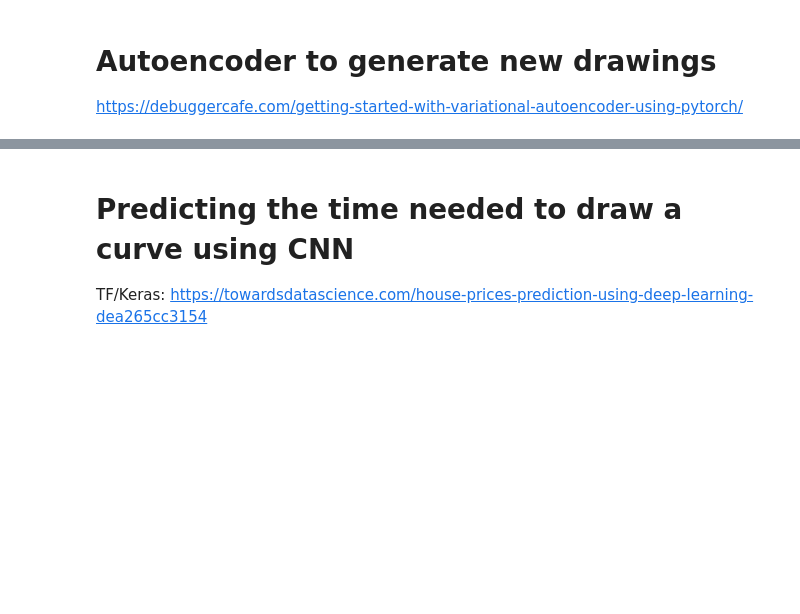
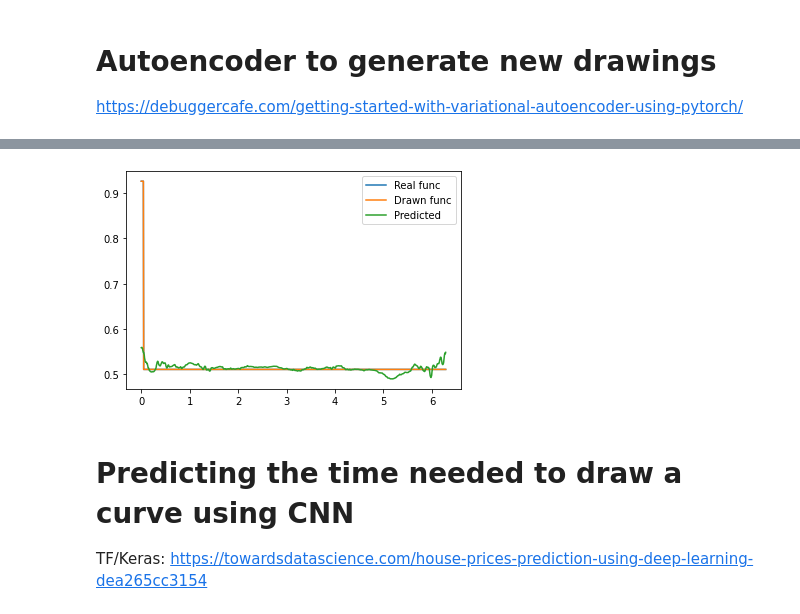
Before and after one commit to mnapravnik/Efficiency-of-dragging-gestures, a Jupyter notebook: analysis/AI-Approach.ipynb, the cells around one changed output, grey strips where cells are left out. Saved outputs shown, nothing was run; the diff lists cells and outputs as text; code cells hidden in the pictures; blank space fills up the shorter version.

```diff
--- a/analysis/AI-Approach.ipynb
+++ b/analysis/AI-Approach.ipynb
@@ -744,29 +940,31 @@ ae_model, datasets = do_everything(columncnt, interpolate=True)
 # %%
 def draw_prediction(testx, testy, model, columncnt):
     fig = plt.figure()
     ax = fig.gca()
     import random
     _ind = random.randint(0, len(testx))
     real_func_x = X_FOR_ALL_FUNC
     real_func_y = testx[_ind][0]
-    ax.plot(real_func_x, real_func_y, label='X')
+    ax.plot(real_func_x, real_func_y, label='Real func')
 
     drawn_func_x = X_FOR_ALL_FUNC
     drawn_func_y = testy[_ind][0]
-    ax.plot(drawn_func_x, drawn_func_y, label='Y')
+    ax.plot(drawn_func_x, drawn_func_y, label='Drawn func')
 
     model.eval()
     with torch.no_grad():
         predicted, _, _ = model(torch.tensor(testx))
 
 #         pred_func_x = predicted[_ind, :columncnt]
         pred_func_x = X_FOR_ALL_FUNC
         pred_func_y = predicted[_ind][0]
         ax.plot(pred_func_x, pred_func_y, label='Predicted')
     ax.legend()
     plt.show()
 
 draw_prediction(datasets[2], datasets[3], ae_model, columncnt)
+# %% [output]
+[figure, added]
 # %% [markdown]
 # Predicting the time needed to draw a curve using CNN
 TF/Keras: https://towardsdatascience.com/house-prices-prediction-using-deep-learning-dea265cc3154
```
Also changed, not shown: parts of 14 cells of this notebook, 4 other files.
